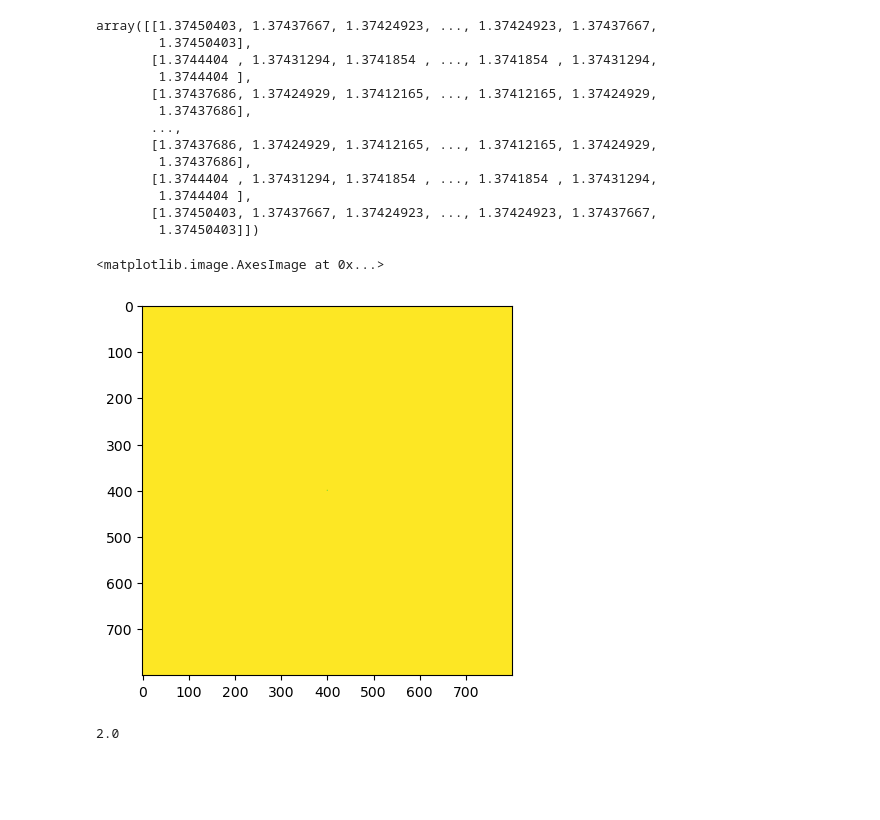
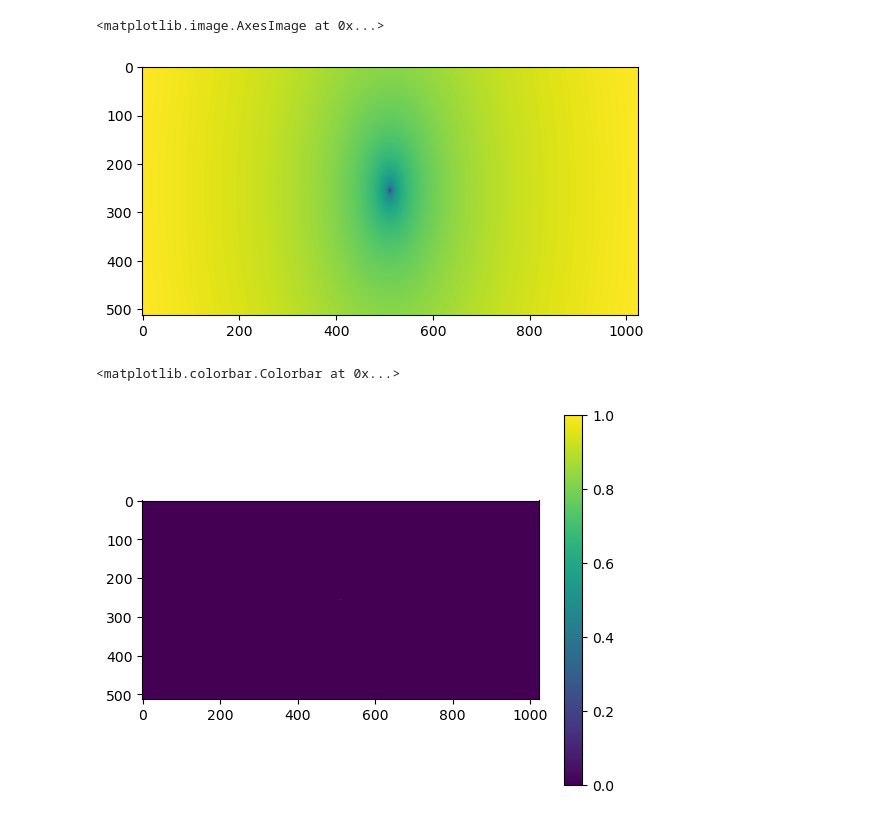
Before and after one commit to WeiHou1996/IBLGF-Python, a Jupyter notebook: sample_IBLGF.ipynb, the cells around one changed output. Cells and saved outputs as stored; diff of their text form; code cells hidden in the pictures; blank space fills up the shorter version.

```diff
--- a/sample_IBLGF.ipynb
+++ b/sample_IBLGF.ipynb
@@ -11,0 +20,12 @@ v = sol(dx, dy, 0.25, 1e-5, nx, ny, int(nx/8), int(ny/2), Re = 40)
+# %%
+nx = 512
+ny = 512
+dx = 0.025
+dy = 0.0125
+
+v = sol(dx, dy, 0.25, 1e-5, nx, ny, int(nx/8), int(ny/2),
+        Re=40, dxdibdx=2.0,
+        lgf_quad_n=4096, lgf_asym_cutoff=200)
+# %%
+v.use_direct_solve = True
+v.time_march(500, refresh_interval=None, record_symmetry=True)
@@ -12,13 +73,17 @@ v = sol(dx, dy, 0.25, 1e-5, nx, ny, int(nx/8), int(ny/2), Re = 40)
 # %%
+resmat = np.zeros((2*ny, 2*nx))
+has_nan = np.isnan(v.LGF).any()
 
-resmat = np.zeros((2*ny, 2*nx))
-np.isnan(v.LGF).any()
-for i in range(1,2*ny):
-    for j in range(1,2*nx):
-        res = 2/dx/dx*v.LGF[i,j] - v.LGF[i,j - 1]/dx/dx - v.LGF[i,j + 1]/dx/dx + 2/dy/dy*v.LGF[i,j] - v.LGF[i - 1,j]/dy/dy - v.LGF[i + 1,j]/dy/dy
-        res *= dx * dx
-        resmat[i,j] = res
-        if abs(res) > 0.1:
-            print(res)
-            print(i,j)
+center = v.LGF[1:2*ny, 1:2*nx]
+interior_res = (
+    (2*center - v.LGF[1:2*ny, 0:2*nx-1] - v.LGF[1:2*ny, 2:2*nx+1]) / dx**2
+    + (2*center - v.LGF[0:2*ny-1, 1:2*nx] - v.LGF[2:2*ny+1, 1:2*nx]) / dy**2
+) * dx**2
+resmat[1:2*ny, 1:2*nx] = interior_res
+
+for i, j in np.argwhere(np.abs(interior_res) > 1e-4):
+    print(interior_res[i, j])
+    print(i + 1, j + 1)
+
+has_nan
 # %% [output]
@@ -27,27 +92,15 @@ for i in range(1,2*ny):
 # %%
-v.LGF
+plt.imshow(v.LGF)
 # %% [output]
-array([[1.37450403, 1.37437667, 1.37424923, ..., 1.37424923, 1.37437667,
-        1.37450403],
-       [1.3744404 , 1.37431294, 1.3741854 , ..., 1.3741854 , 1.37431294,
-        1.3744404 ],
-       [1.37437686, 1.37424929, 1.37412165, ..., 1.37412165, 1.37424929,
-        1.37437686],
-       ...,
-       [1.37437686, 1.37424929, 1.37412165, ..., 1.37412165, 1.37424929,
-        1.37437686],
-       [1.3744404 , 1.37431294, 1.3741854 , ..., 1.3741854 , 1.37431294,
-        1.3744404 ],
-       [1.37450403, 1.37437667, 1.37424923, ..., 1.37424923, 1.37437667,
-        1.37450403]])
+<matplotlib.image.AxesImage at 0x...>
+[figure, added]
 # %%
-plt.imshow(resmat/dx/dx)
+plt.imshow(abs(resmat)>0.0001)
+plt.colorbar()
 # %% [output]
-<matplotlib.image.AxesImage at 0x...>
+<matplotlib.colorbar.Colorbar at 0x...>
-[figure, old version]
+[figure, new version]
 # %%
 v.coeff_a[2,2]
-# %% [output]
-2.0
 # %%
 #v.use_direct_solve = False
```
Also changed, not shown: parts of 14 cells of this notebook, 4 other files.
